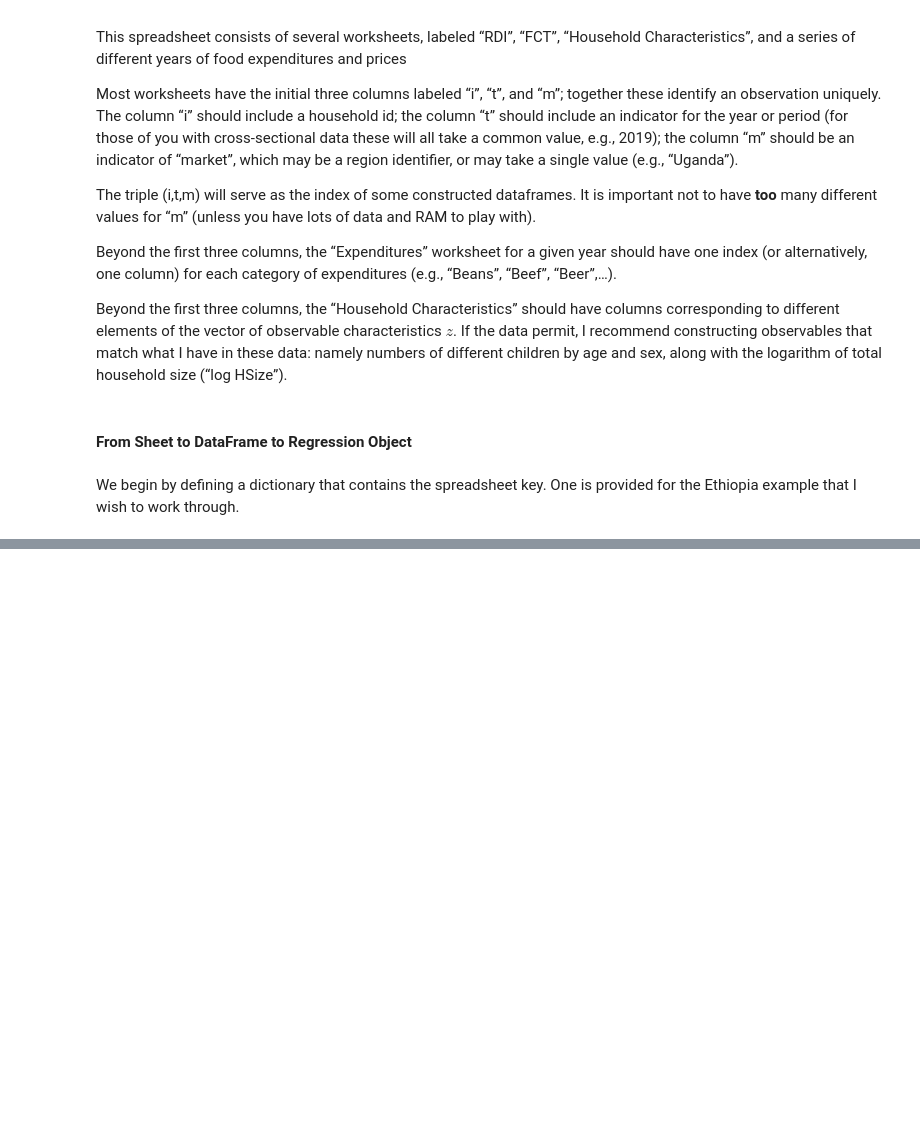
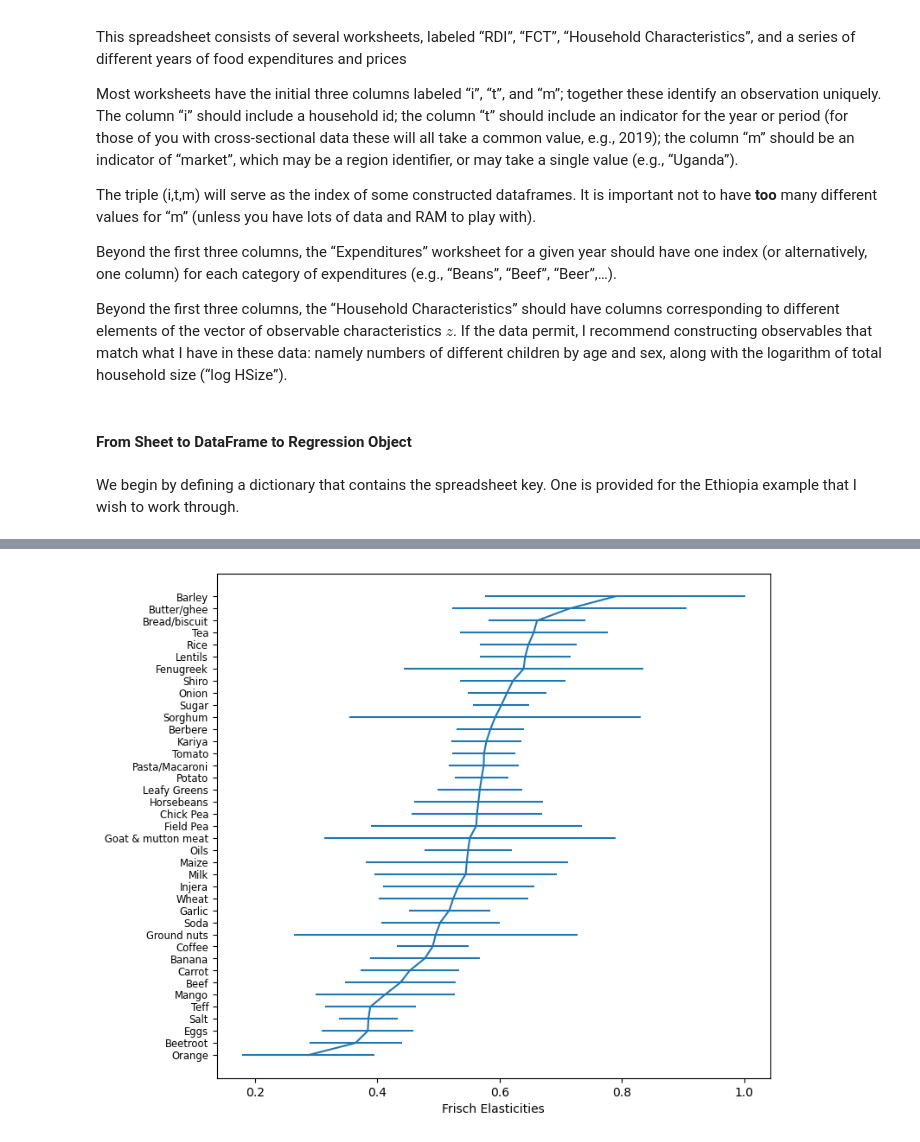
Before and after one commit to lauremariho/proj4_LutherBurbank, a Jupyter notebook: ethiopia_code.ipynb, the cells around one changed output, grey strips where cells are left out. Cells and saved outputs as stored; diff of their text form; code cells hidden in the pictures; blank space fills up the shorter version.

```diff
--- a/ethiopia_code.ipynb
+++ b/ethiopia_code.ipynb
@@ -131,0 +155,4 @@ ModuleNotFoundError: No module named 'example_nutrition'
+# %%
+ar = result1.graph_beta()
+# %% [output]
+[figure, added]
```
Also changed, not shown: parts of 31 cells of this notebook.
